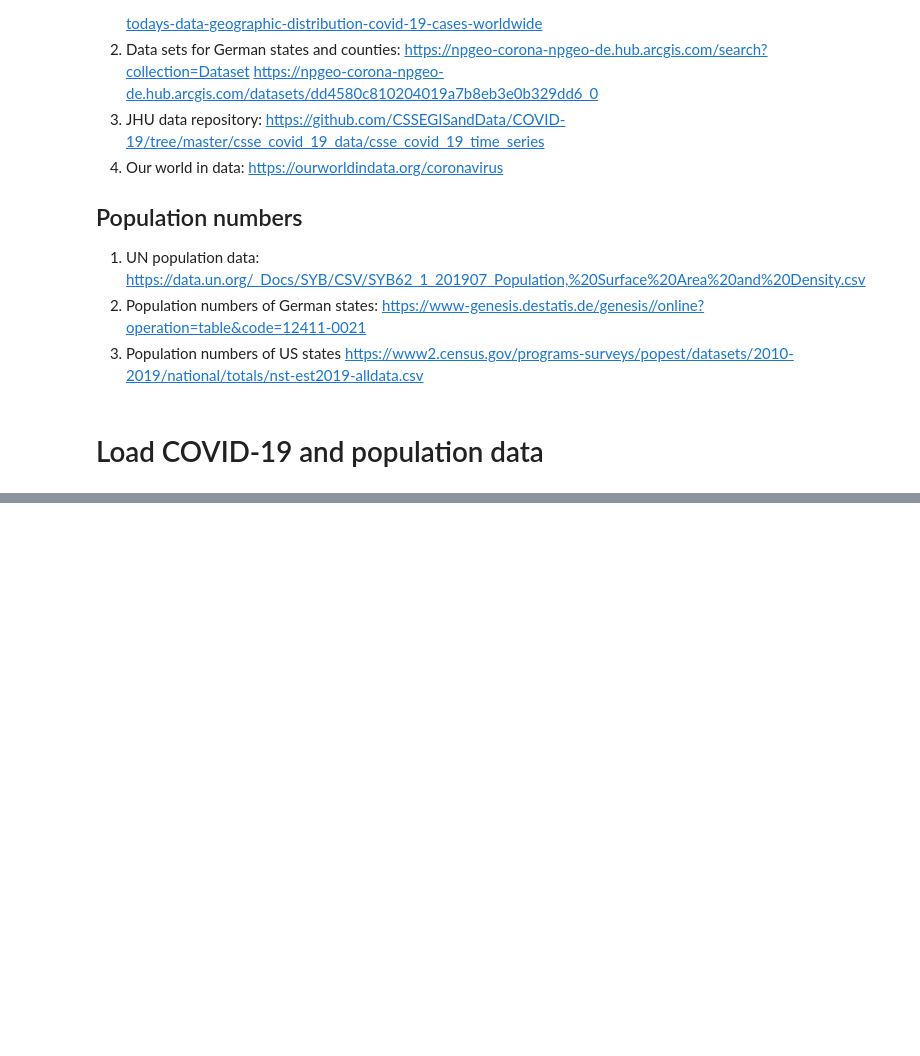
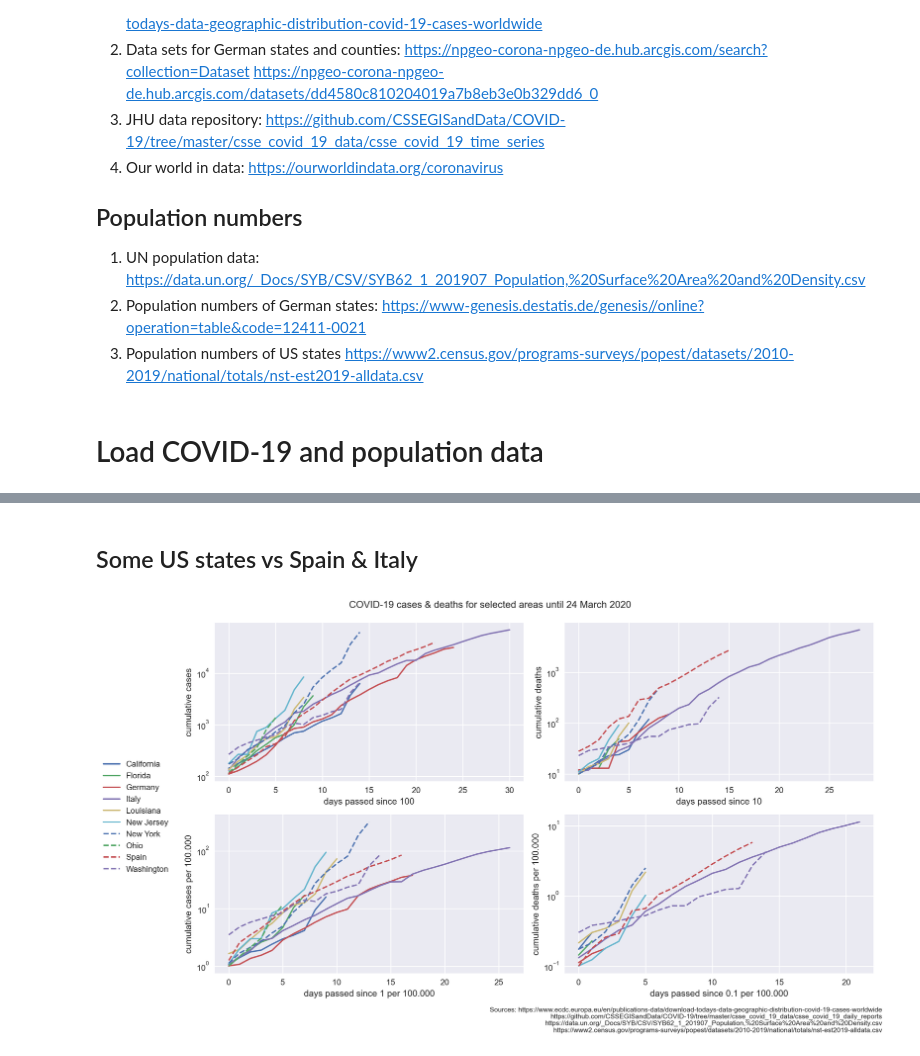
Before and after one commit to LeAlex27/covid-19, a Jupyter notebook: covid-19.ipynb, the cells around one changed output, grey strips where cells are left out. Saved outputs shown, nothing was run; the diff lists cells and outputs as text; code cells hidden in the pictures; blank space fills up the shorter version.

```diff
--- a/covid-19.ipynb
+++ b/covid-19.ipynb
@@ -61,0 +117,43 @@ us_pop_nums = get_us_population_numbers('/home/lennart/Downloads/nst-est2019-all
+# %% [markdown]
+## Some US states vs Spain & Italy
+# %%
+e_list = ['IT', 'ES', 'New York', 'New Jersey', 'California', 'Washington', 'DE', 'Louisiana', 'Florida', 'Ohio']
+data_sets = [(ecdc_countries, un_pop_nums), (jhu_states, us_pop_nums)]
+m_dic = {}
+m_pn = {}
+m_label_dic = {}
+
+for ds, pop in data_sets:
+    for e, v in ds.items():
+        if e in e_list:
+            m_dic[e] = v
+            m_pn[e] = pop[e]
+
+for k, v in ecdc_country_dic.items():
+    m_label_dic[k] = v
+for e in jhu_states:
+    m_label_dic[e] = e
+
+e_list = sorted(e_list, key=lambda x: m_label_dic[x])
+
+
+#e_list = sorted(rki_states.keys())
+fig, ax = plt.subplots(2, 2, **{'figsize': (0.7 * 19.2 , 0.7 * 10.8), 'dpi': 200})
+
+plot(e_list, 'days_passed', 'cum_cases', m_dic, norm=False, ax=ax[0, 0], legend=False, y_scale='log', align=100, label_dic=m_label_dic) #, x_start=100)
+plot(e_list, 'days_passed', 'cum_cases', m_dic, norm=True, ax=ax[1, 0], legend=False, y_scale='log', align=1, label_dic=m_label_dic, pop_nums=m_pn)
+plot(e_list, 'days_passed', 'cum_deaths', m_dic, norm=False, ax=ax[0, 1], legend=False, y_scale='log', align=10, label_dic=m_label_dic, pop_nums=m_pn) #, x_start=10)
+plot(e_list, 'days_passed', 'cum_deaths', m_dic, norm=True, ax=ax[1, 1], legend=False, y_scale='log', align=0.1, label_dic=m_label_dic, pop_nums=m_pn)
+
+# fig.autofmt_xdate()
+
+fig.suptitle("COVID-19 cases & deaths for selected areas until {}".format(min(ecdc_date, jhu_date).strftime('%d %B %Y')))
+handles, labels = ax[1, 1].get_legend_handles_labels()
+fig.legend(handles, labels, loc='center left')
+
+fig.tight_layout(rect=(0.1, 0.06, 1.0, 0.95))
+fig.text(1, 0, "Sources: " + ecdc_src + '\n' + jhu_daily_src + '\n' + un_pop_num_src + '\n' + us_pop_num_src,
+         horizontalalignment='right', verticalalignment='bottom', fontsize='small');
+fig.savefig(fig_dir + 'us_spain_italy_{}.png'.format(min(ecdc_date, jhu_date)))
+# %% [output]
+[figure, added]
```
Also changed, not shown: parts of 16 cells of this notebook, 1 other file.
